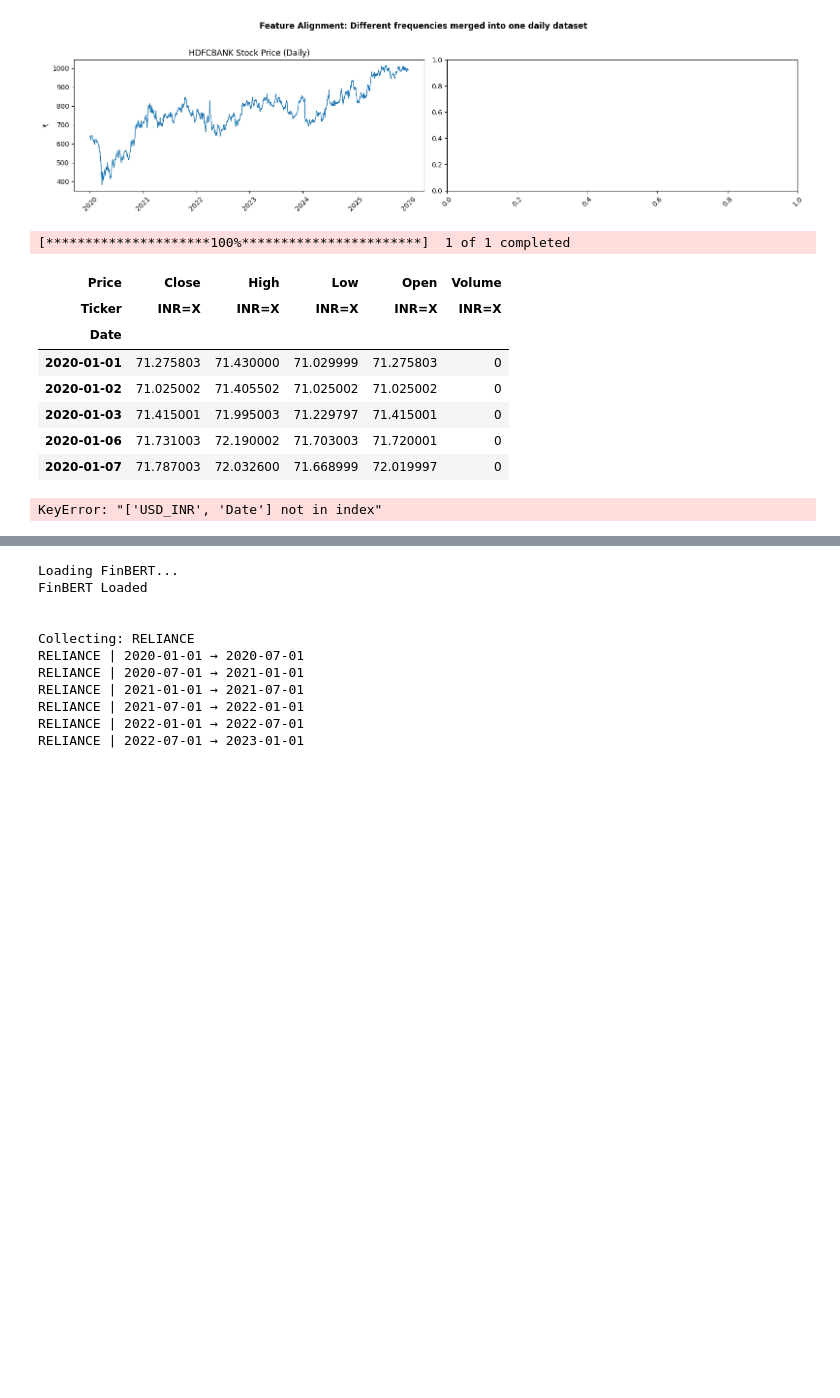
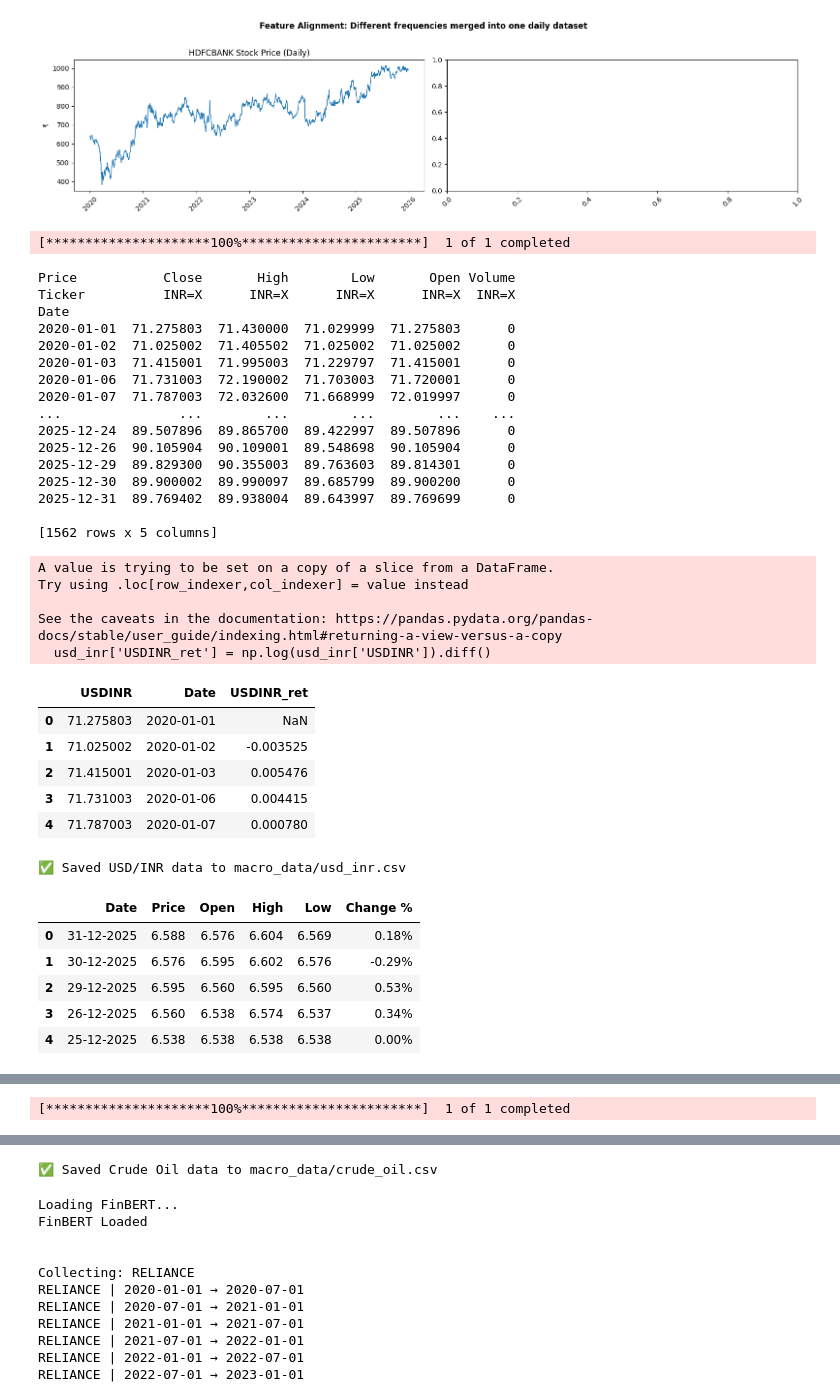
Before and after one commit to Anumita-P/assignment2-return-forecasting, a Jupyter notebook: data_analysis.ipynb, the cells around one changed output, grey strips where cells are left out. Saved outputs shown, nothing was run; the diff lists cells and outputs as text; code cells hidden in the pictures; blank space fills up the shorter version.

```diff
--- a/data_analysis.ipynb
+++ b/data_analysis.ipynb
@@ -252,54 +252,92 @@ import numpy as np
 import matplotlib.pyplot as plt
 
 start = "2020-01-01"
-end   = "2025-12-31"
+end   = "2026-01-01"
 
 usd_inr = yf.download("INR=X", start=start, end=end, auto_adjust=True)
-display(usd_inr.head())
+print(usd_inr)
+#clean remove improper rows
+#columns 0 and 1 as date and close
+#we have to rename the columns to date and close
+usd_inr = usd_inr.reset_index()   # ⭐ bring Date out of index
+usd_inr_data = usd_inr[['Date', 'Close']]
+usd_inr_data.columns = ['Date', 'USDINR']
 
-usd_inr = usd_inr[['Close']]
-usd_inr.columns = ['USDINR']
-
+usd_inr = usd_inr_data[['USDINR', 'Date']]
+usd_inr.columns = ['USDINR', 'Date']
 # Convert to log returns (stationarity)
 usd_inr['USDINR_ret'] = np.log(usd_inr['USDINR']).diff()
 
-usd_inr = usd_inr[['USDINR_ret','USD_INR','Date']]
+
 display(usd_inr.head())
+usd_csv_path = "macro_data/usd_inr.csv"
+usd_inr.to_csv(usd_csv_path, index=False)
+print(f"✅ Saved USD/INR data to {usd_csv_path}")
 
 india_10y = pd.read_csv("macro_data\India 10-Year Bond Yield Historical Data.csv")
 display(india_10y.head())
 
 rbi_macro_data = pd.read_csv(r"macro_data\rbi_macro_indicators.csv")
 display(rbi_macro_data.head())
 
 crude = yf.download("BZ=F", start=start, end=end)
-display(crude.head())
-crude = crude[['Close']]
+
+crude = crude.reset_index()
+crude = crude[['Date', 'Close']]
 
 #plot crude price
 plt.figure(figsize=(10, 4))
 plt.plot(crude.index, crude['Close'], label='Crude Oil Price (BZ=F)', color='orange')
 plt.title('Crude Oil Price (BZ=F) from 2020 to 2025')
 plt.xlabel('Date')
 plt.ylabel('Price (USD)')
 plt.legend()
 plt.grid()
 plt.show()
 
 
-crude.columns = ['CRUDE']
+crude.columns = ['Date', 'CRUDE']
 
 crude['CRUDE_ret'] = np.log(crude['CRUDE']).diff()
 
-crude = crude[['CRUDE_ret']]
+crude = crude[['Date', 'CRUDE_ret', 'CRUDE']]
+display(crude.head())
+crude_csv_path = "macro_data/crude_oil.csv"
+crude.to_csv(crude_csv_path, index=False)
+print(f"✅ Saved Crude Oil data to {crude_csv_path}")
 # %% [output]
 [*********************100%***********************]  1 of 1 completed
+Price           Close       High        Low       Open Volume
+Ticker          INR=X      INR=X      INR=X      INR=X  INR=X
+Date
+2020-01-01  71.275803  71.430000  71.029999  71.275803      0
+2020-01-02  71.025002  71.405502  71.025002  71.025002      0
+2020-01-03  71.415001  71.995003  71.229797  71.415001      0
+2020-01-06  71.731003  72.190002  71.703003  71.720001      0
+2020-01-07  71.787003  72.032600  71.668999  72.019997      0
+...               ...        ...        ...        ...    ...
+2025-12-24  89.507896  89.865700  89.422997  89.507896      0
+2025-12-26  90.105904  90.109001  89.548698  90.105904      0
+2025-12-29  89.829300  90.355003  89.763603  89.814301      0
+2025-12-30  89.900002  89.990097  89.685799  89.900200      0
+2025-12-31  89.769402  89.938004  89.643997  89.769699      0
+
+[1562 rows x 5 columns]
+A value is trying to be set on a copy of a slice from a DataFrame.
+Try using .loc[row_indexer,col_indexer] = value instead
+
+See the caveats in the documentation: https://pandas.pydata.org/pandas-docs/stable/user_guide/indexing.html#returning-a-view-versus-a-copy
+  usd_inr['USDINR_ret'] = np.log(usd_inr['USDINR']).diff()
-| Price | Close | High | Low | Open | Volume |
-| Ticker | INR=X | INR=X | INR=X | INR=X | INR=X |
-| Date |  |  |  |  |  |
-| 2020-01-01 | 71.275803 | 71.430000 | 71.029999 | 71.275803 | 0 |
-| 2020-01-02 | 71.025002 | 71.405502 | 71.025002 | 71.025002 | 0 |
-| 2020-01-03 | 71.415001 | 71.995003 | 71.229797 | 71.415001 | 0 |
-| 2020-01-06 | 71.731003 | 72.190002 | 71.703003 | 71.720001 | 0 |
-| 2020-01-07 | 71.787003 | 72.032600 | 71.668999 | 72.019997 | 0 |
+|  | USDINR | Date | USDINR_ret |
+| 0 | 71.275803 | 2020-01-01 | NaN |
+| 1 | 71.025002 | 2020-01-02 | -0.003525 |
+| 2 | 71.415001 | 2020-01-03 | 0.005476 |
+| 3 | 71.731003 | 2020-01-06 | 0.004415 |
+| 4 | 71.787003 | 2020-01-07 | 0.000780 |
-KeyError: "['USD_INR', 'Date'] not in index"
+✅ Saved USD/INR data to macro_data/usd_inr.csv
+|  | Date | Price | Open | High | Low | Change % |
+| 0 | 31-12-2025 | 6.588 | 6.576 | 6.604 | 6.569 | 0.18% |
+| 1 | 30-12-2025 | 6.576 | 6.595 | 6.602 | 6.576 | -0.29% |
+| 2 | 29-12-2025 | 6.595 | 6.560 | 6.595 | 6.560 | 0.53% |
+| 3 | 26-12-2025 | 6.560 | 6.538 | 6.574 | 6.537 | 0.34% |
+| 4 | 25-12-2025 | 6.538 | 6.538 | 6.538 | 6.538 | 0.00% |
@@ -305,0 +350 @@ KeyError: "['USD_INR', 'Date'] not in index"
+[*********************100%***********************]  1 of 1 completed
@@ -306,3 +374,4 @@ KeyError: "['USD_INR', 'Date'] not in index"
+✅ Saved Crude Oil data to macro_data/crude_oil.csv
 # %%
 # =========================================================
 # PROFESSIONAL NEWS PIPELINE (STOCK + MACRO)
```
Also changed, not shown: parts of 2 cells of this notebook, 3 other files.
